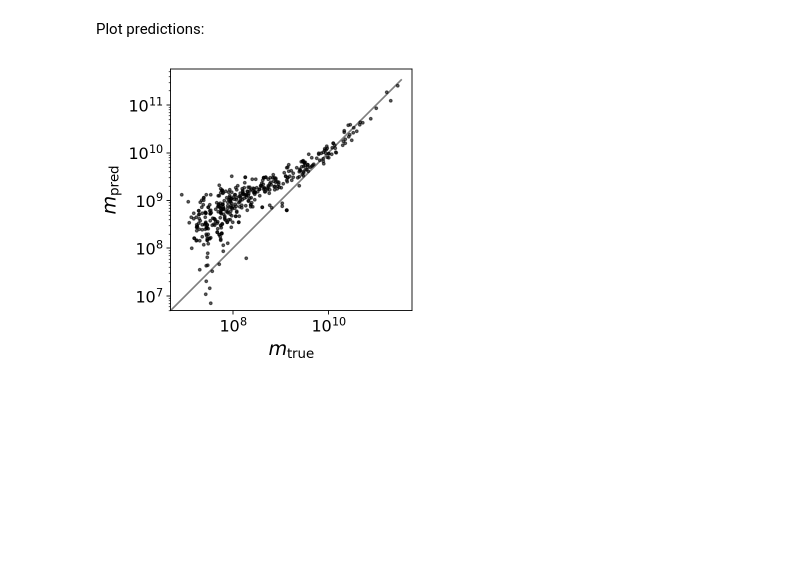
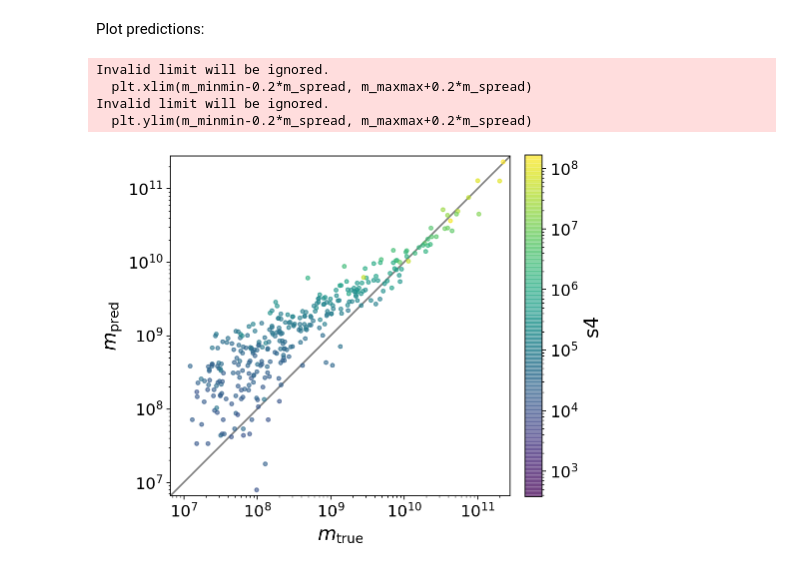
Before and after one commit to kstoreyf/equivariant-cosmology, a Jupyter notebook: notebooks/2021-12-15_featurize_tng.ipynb, the cells around one changed output. Saved outputs shown, nothing was run; the diff lists cells and outputs as text; code cells hidden in the pictures; blank space fills up the shorter version.

Commit message:
update notebook to be colored by other features

```diff
--- a/notebooks/2021-12-15_featurize_tng.ipynb
+++ b/notebooks/2021-12-15_featurize_tng.ipynb
@@ -375,7 +377,23 @@ if show_intermediate_plots:
 Split into train and test sets:
 # %%
 frac_test = 0.2
-x_scalar_train, x_scalar_test, y_scalar_train, y_scalar_test = train_test_split(x_scalar_features, y_scalar_subset, test_size=frac_test, random_state=42)
+# split indices and then obtain training and test x and y, so can go back and get the full info later
+np.random.seed(42)
+idx_traintest = np.arange(N_halos_subset)
+idx_test = np.random.choice(idx_traintest, size=int(frac_test*N_halos_subset), replace=False)
+idx_train = np.setdiff1d(idx_traintest, idx_test, assume_unique=True)
+
+#old way using scipy builtin:
+#x_scalar_train, x_scalar_test, y_scalar_train, y_scalar_test = train_test_split(x_scalar_features, y_scalar_subset, test_size=frac_test, random_state=42)
+
+x_scalar_train = x_scalar_features[idx_train]
+x_scalar_test = x_scalar_features[idx_test]
+y_scalar_train = y_scalar_subset[idx_train]
+y_scalar_test = y_scalar_subset[idx_test]
+
+x_scalar_dicts_train = x_scalar_dicts[idx_train]
+x_scalar_dicts_test = x_scalar_dicts[idx_test]
+
 n_train = len(x_scalar_train)
 n_test = len(x_scalar_test)
 print(n_train, n_test)
@@ -422,28 +442,52 @@ print(min(y_scalar_pred[np.nonzero(y_scalar_pred)]), max(y_scalar_pred))
 # %% [markdown]
 Plot predictions:
 # %%
-fig = plt.figure(figsize=(4,4))
+fig = plt.figure(figsize=(6,6))
 ax = plt.gca()
-plt.scatter(y_scalar_test*mass_multiplier, y_scalar_pred*mass_multiplier, color='k', s=6, alpha=0.6)
-ax.set_aspect('equal')
 
+# get features to color plot by
+feature_name_to_color_by = 's4'
+features_color_by = []
+for i_t in range(len(x_scalar_dicts_test)):
+    scalar_dict_i = x_scalar_dicts_test[i_t]
+    for key_ns in scalar_dict_i[feature_name_to_color_by]:
+        features_color_by.append(scalar_dict_i[feature_name_to_color_by][key_ns]['value'])
+
+# main scatter plotting
+plt.scatter(y_scalar_test*mass_multiplier, y_scalar_pred*mass_multiplier, s=12, alpha=0.6,
+            c=features_color_by, norm=matplotlib.colors.LogNorm())
+#plt.scatter(y_scalar_test*mass_multiplier, y_scalar_pred*mass_multiplier, c='k', s=6, alpha=0.6)
+
+plt.colorbar(label=feature_name_to_color_by, fraction=0.046, pad=0.04)
+
+# get limits, plot true line
 m_minmin = min(min(y_scalar_test[np.nonzero(y_scalar_test)]),
                min(y_scalar_pred[np.where(y_scalar_pred > 1)]))*mass_multiplier
 m_maxmax = max(max(y_scalar_test[np.nonzero(y_scalar_test)]),
                max(y_scalar_pred[np.nonzero(y_scalar_pred)]))*mass_multiplier
 m_spread = m_maxmax - m_minmin
-
 true_line = np.linspace(m_minmin-0.2*m_spread, m_maxmax+0.2*m_spread)
 plt.plot(true_line, true_line, color='grey', zorder=0)
+
+# labels & adjustments
 plt.xlabel(r'$m_\mathrm{true}$')
 plt.ylabel(r'$m_\mathrm{pred}$')
 plt.xscale('log')
 plt.yscale('log')
+ax.set_aspect('equal')
+plt.xlim(m_minmin-0.2*m_spread, m_maxmax+0.2*m_spread)
+plt.ylim(m_minmin-0.2*m_spread, m_maxmax+0.2*m_spread)
+
+# save
 save_fn = f'mass_recovery{save_tag}.pdf'
 if save_plots:
       plt.savefig(f"{plot_dir}/{save_fn}", bbox_inches='tight')
 # %% [output]
+Invalid limit will be ignored.
+  plt.xlim(m_minmin-0.2*m_spread, m_maxmax+0.2*m_spread)
+Invalid limit will be ignored.
+  plt.ylim(m_minmin-0.2*m_spread, m_maxmax+0.2*m_spread)
-[figure, old version]
+[figure, new version]
 # %%
 print("In training set:")
 print(f"Total number of halos: {len(y_scalar_train)}")
```
Also changed, not shown: parts of 14 cells of this notebook.
